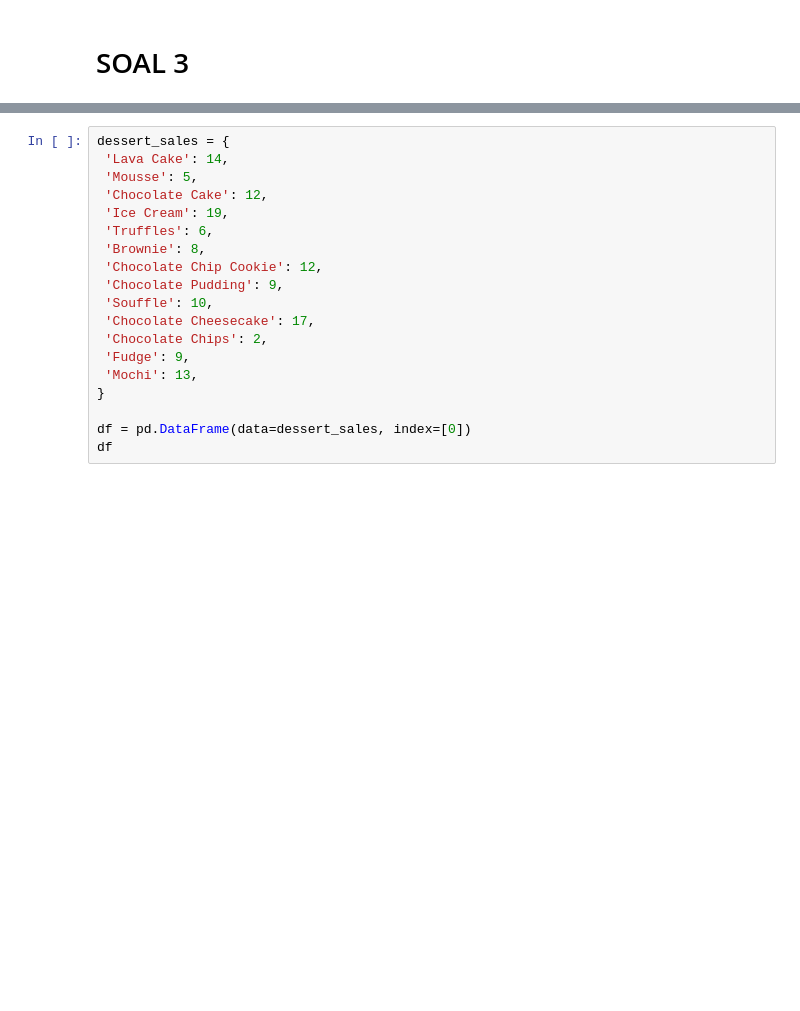
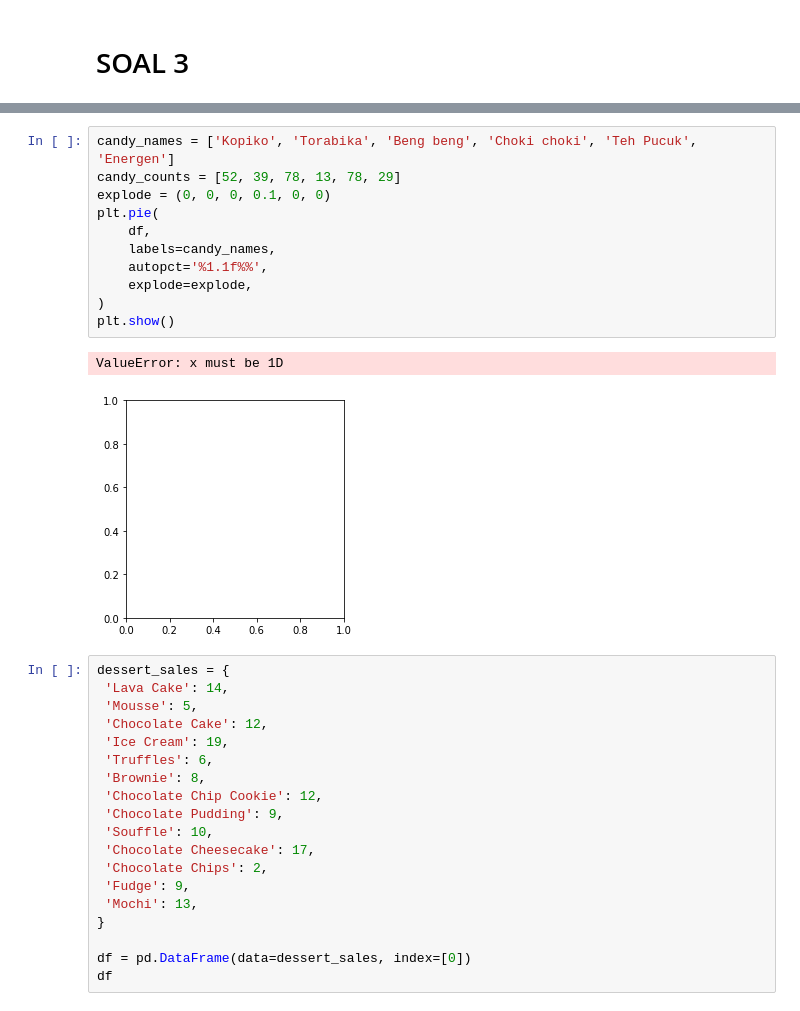
Before and after one commit to djambred/machine_learning, a Jupyter notebook: pert2/src/visualisasi/jawabanlatihan.ipynb, the cells around one changed output, grey strips where cells are left out. Drawn from its saved outputs; the diff is of its cells as text; blank space fills up the shorter version.

```diff
--- a/pert2/src/visualisasi/jawabanlatihan.ipynb
+++ b/pert2/src/visualisasi/jawabanlatihan.ipynb
@@ -108,3 +124,17 @@ plt.show()
+# %%
+candy_names = ['Kopiko', 'Torabika', 'Beng beng', 'Choki choki', 'Teh Pucuk', 'Energen']
+candy_counts = [52, 39, 78, 13, 78, 29]
+explode = (0, 0, 0, 0.1, 0, 0)
+plt.pie(
+    df,
+    labels=candy_names,
+    autopct='%1.1f%%',
+    explode=explode,
+)
+plt.show()
+# %% [output]
+ValueError: x must be 1D
+[figure, added]
 # %%
 dessert_sales = {
  'Lava Cake': 14,
```
Also changed, not shown: parts of 6 cells of this notebook, 14 other files.
